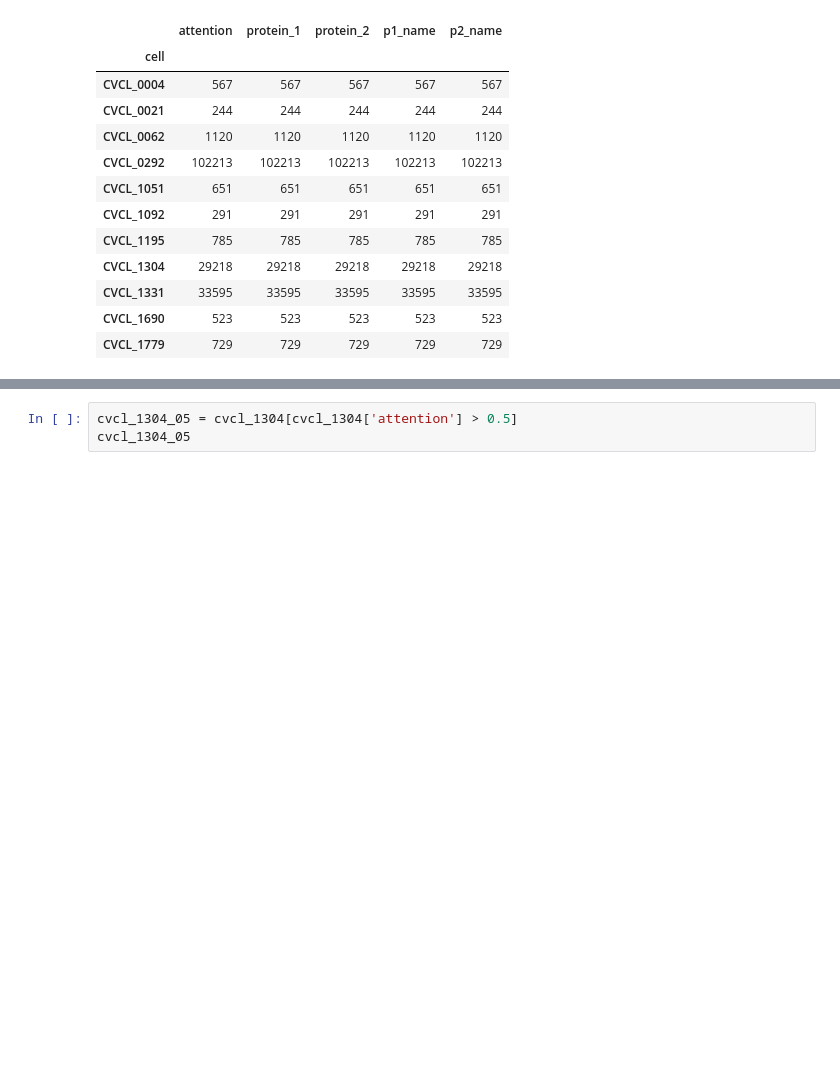
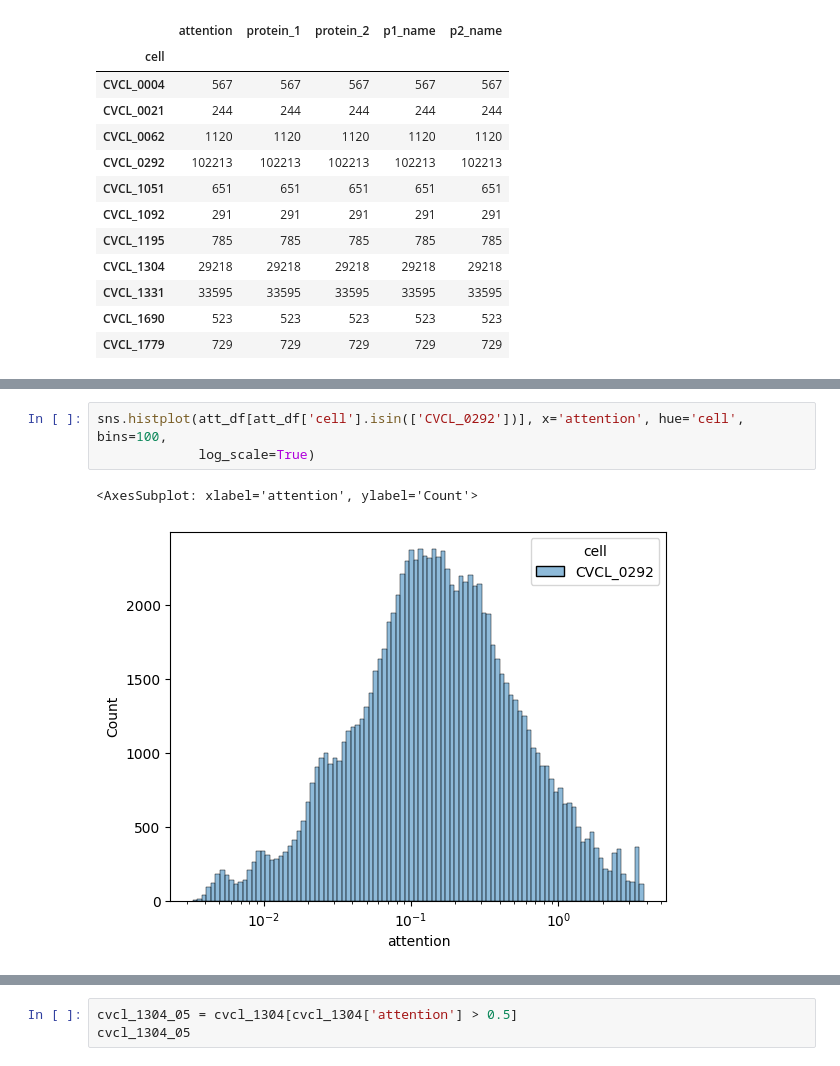
Before and after one commit to HRZZ-AIGEN/PPI-MAN-EXP, a Jupyter notebook: EXPL.ipynb, the cells around one changed output, grey strips where cells are left out. Saved outputs shown, nothing was run; the diff lists cells and outputs as text; blank space fills up the shorter version.

```diff
--- a/EXPL.ipynb
+++ b/EXPL.ipynb
@@ -217,0 +239,6 @@ cvcl_1304['attention'].plot.hist(bins=100)
+# %%
+sns.histplot(att_df[att_df['cell'].isin(['CVCL_0292'])], x='attention', hue='cell', bins=100,
+             log_scale=True)
+# %% [output]
+<AxesSubplot: xlabel='attention', ylabel='Count'>
+[figure, added]
```
Also changed, not shown: parts of 34 cells of this notebook, 1 other file.
